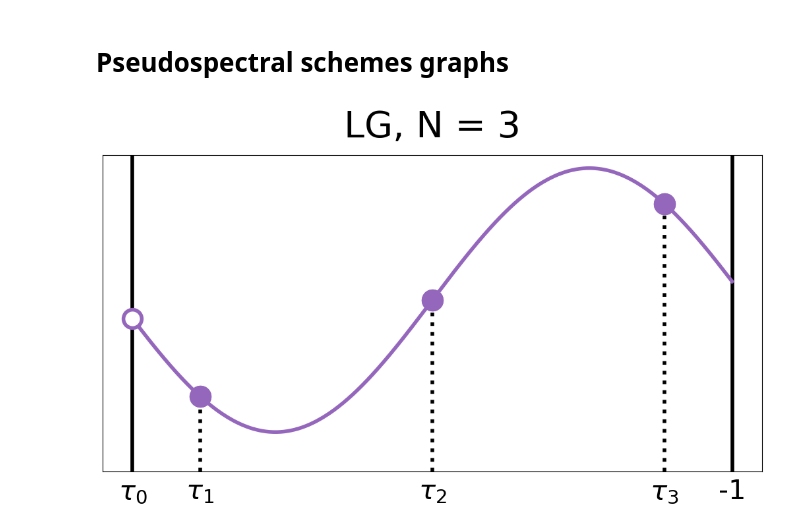
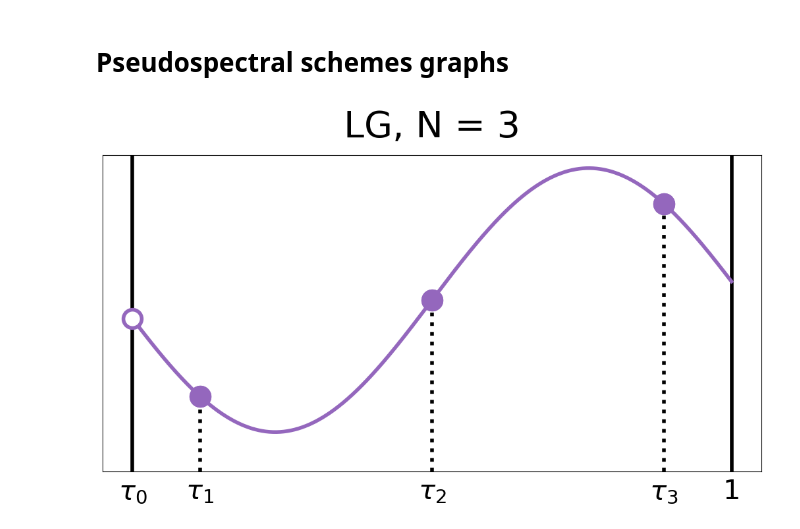
Before and after one commit to AunSiro/Cosejas_IRI, a Jupyter notebook: Casadi/sinthetic data for graphs.ipynb, the cells around one changed output. Saved outputs shown, nothing was run; the diff lists cells and outputs as text; code cells hidden in the pictures.

```diff
--- a/Casadi/sinthetic data for graphs.ipynb
+++ b/Casadi/sinthetic data for graphs.ipynb
@@ -992,35 +993,35 @@ plt.plot(lg_nod, lg_nod_y,'o' ,
 plt.plot(lg_col, lg_col_y,'o' ,
          mec = sch_to_color(scheme),
          ms = marker_size,
          mew = linewidth,
          mfc = sch_to_color(scheme),
         )
 plt.ylim(-1.3, 1.1)
 plt.tick_params(
         axis='both',          # changes apply to the x-axis
         which='both',      # both major and minor ticks are affected
         bottom=False,      # ticks along the bottom edge are off
         top=False,         # ticks along the top edge are off
         left = False,
         labelleft = False,
         labelbottom=True)
 
 x_ticks = np.array(node_points(N_col+1, 'LG')+[1], dtype = float)
-x_labels = [r'$\tau_'+str(ii)+'$' for ii in range(N_col+1)] + ['-1']
+x_labels = [r'$\tau_'+str(ii)+'$' for ii in range(N_col+1)] + ['1']
 plt.xticks(x_ticks, x_labels, fontsize = 30)
 
 plt.tight_layout(pad=0.0)
 if save:
         save_fig(
             problem_name = problem_name,
             graph_name = 'points',
             schemes_printed = [scheme],
             save_format = save_format,
             N = N_col,
             q_counter = None,
         )
 # %% [output]
-[figure, old version]
+[figure, new version]
 # %%
 scheme = 'LGR'
 
```
Also changed, not shown: parts of 9 cells of this notebook, 2 other files.
